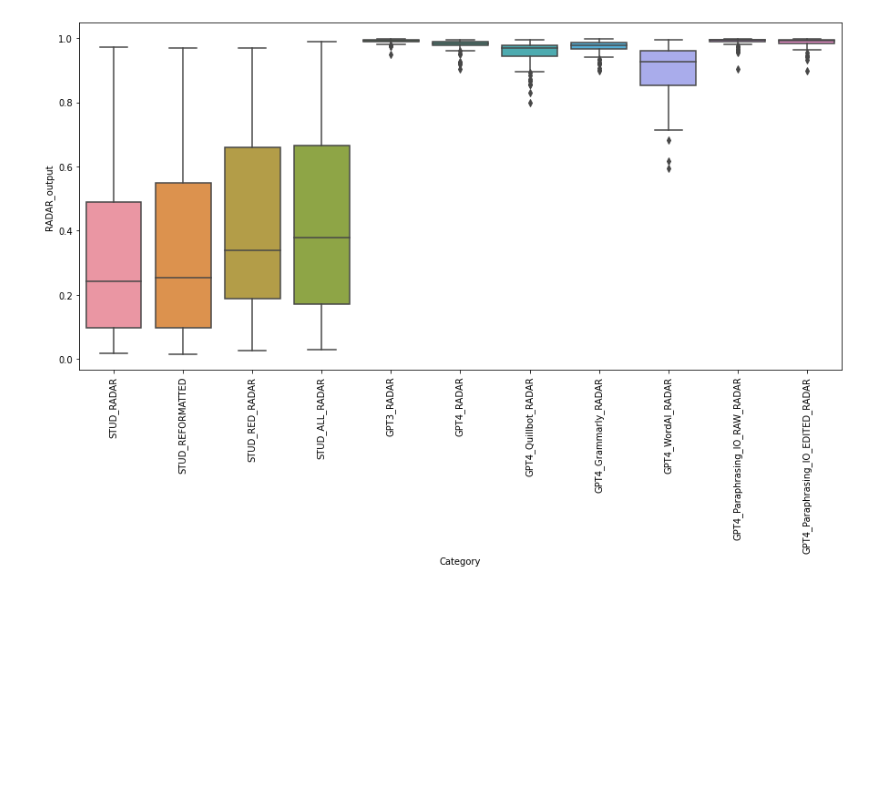
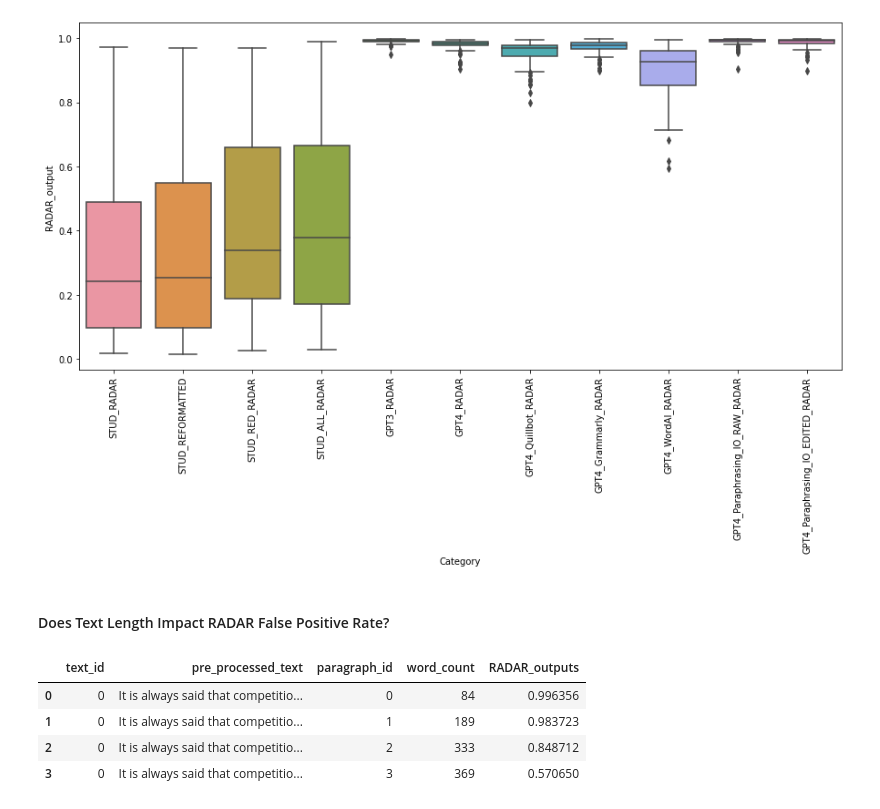
Before and after one commit to nicole-jefferies/RADAR_Eval, a Jupyter notebook: Visualisations and Stat Tests.ipynb, the cells around one changed output. Drawn from its saved outputs; the diff is of its cells as text; code cells hidden in the pictures; blank space fills up the shorter version.

```diff
--- a/Visualisations and Stat Tests.ipynb
+++ b/Visualisations and Stat Tests.ipynb
@@ -65,3 +67,5 @@ plt.xticks(rotation=90)
   Text(9, 0, 'GPT4_Paraphrasing_IO_RAW_RADAR'),
   Text(10, 0, 'GPT4_Paraphrasing_IO_EDITED_RADAR')])
 [figure]
+# %% [markdown]
+#### Does Text Length Impact RADAR False Positive Rate?
@@ -67,0 +74,8 @@ plt.xticks(rotation=90)
+# %%
+text_length_RADAR.head(4)
+# %% [output]
+|  | text_id | pre_processed_text | paragraph_id | word_count | RADAR_outputs |
+| 0 | 0 | It is always said that competitio... | 0 | 84 | 0.996356 |
+| 1 | 0 | It is always said that competitio... | 1 | 189 | 0.983723 |
+| 2 | 0 | It is always said that competitio... | 2 | 333 | 0.848712 |
+| 3 | 0 | It is always said that competitio... | 3 | 369 | 0.570650 |
```
Also changed, not shown: parts of 5 cells of this notebook.
